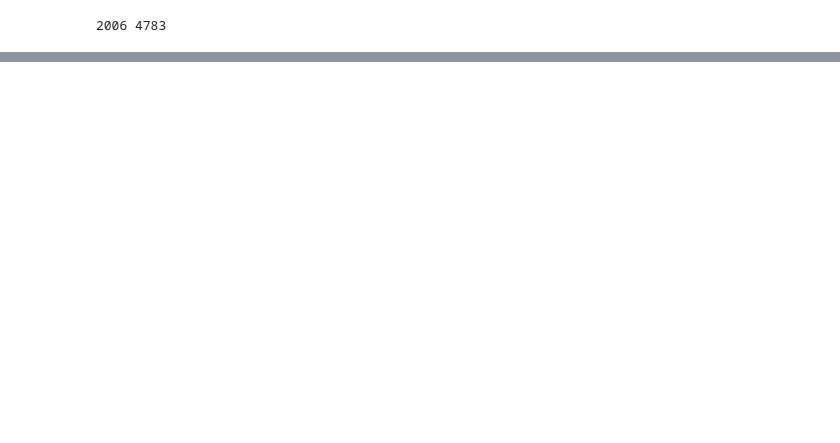
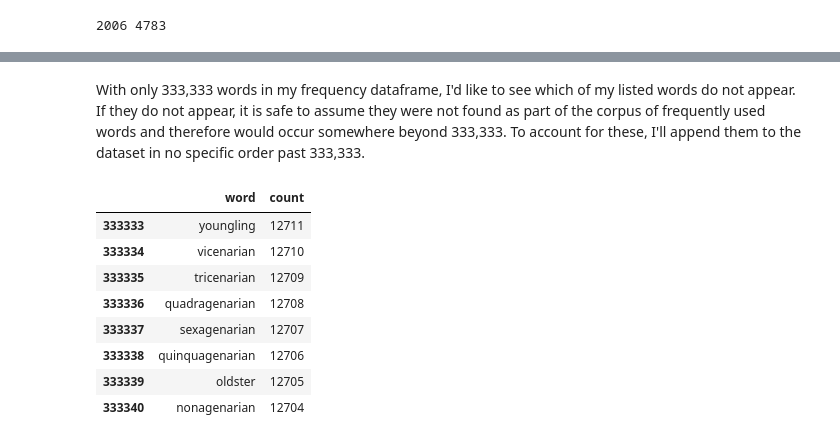
Before and after one commit to cphchip/cs8321_code, a Jupyter notebook: Lab 1/Henderson_48996654_Lab_1a.ipynb, the cells around one changed output, grey strips where cells are left out. Cells and saved outputs as stored; diff of their text form; code cells hidden in the pictures; blank space fills up the shorter version.

```diff
--- a/Lab 1/Henderson_48996654_Lab_1a.ipynb
+++ b/Lab 1/Henderson_48996654_Lab_1a.ipynb
@@ -296,2 +168,42 @@ AGE_BY_CATEGORY = {
         ]
 }
+# %% [markdown]
+With only 333,333 words in my frequency dataframe, I'd like to see which of my listed words do not appear. If they do not appear, it is safe to assume they were not found as part of the corpus of frequently used words and therefore would occur somewhere beyond 333,333. To account for these, I'll append them to the dataset in no specific order past 333,333.
+# %%
+# Get a list of my nouns that might not be in the frequency data
+infrequent_words = []
+for group, noun_list in AGE_BY_CATEGORY.items():
+    for noun in noun_list:
+         if word_frequency_df[word_frequency_df['word'] == noun].empty:
+            infrequent_words.append(noun)
+
+# Append the new nouns to the frequency data
+# I'll separate each word by an arbitrary value 1 for the count decreasing.
+# First, let's get the very last count value in the current data:
+last_count = word_frequency_df['count'].iloc[-1]
+
+# Now let's append some data after that value
+infrequent_df = pd.DataFrame(columns=['word','count'])
+infrequent_counts = []
+infrequent_dict = {}
+for i, word in enumerate(infrequent_words):
+    infrequent_counts.append(last_count-i)
+
+infrequent_dict['word'] = infrequent_words
+infrequent_dict['count'] = infrequent_counts
+infrequent_df = pd.DataFrame.from_dict(infrequent_dict)
+
+# Concatenate the infrequent words with the frequent ones
+word_frequency_df = pd.concat([word_frequency_df,infrequent_df], ignore_index=True)
+
+word_frequency_df.tail(len(infrequent_words))
+# %% [output]
+|  | word | count |
+| 333333 | youngling | 12711 |
+| 333334 | vicenarian | 12710 |
+| 333335 | tricenarian | 12709 |
+| 333336 | quadragenarian | 12708 |
+| 333337 | sexagenarian | 12707 |
+| 333338 | quinquagenarian | 12706 |
+| 333339 | oldster | 12705 |
+| 333340 | nonagenarian | 12704 |
```
Also changed, not shown: parts of 47 cells of this notebook.
